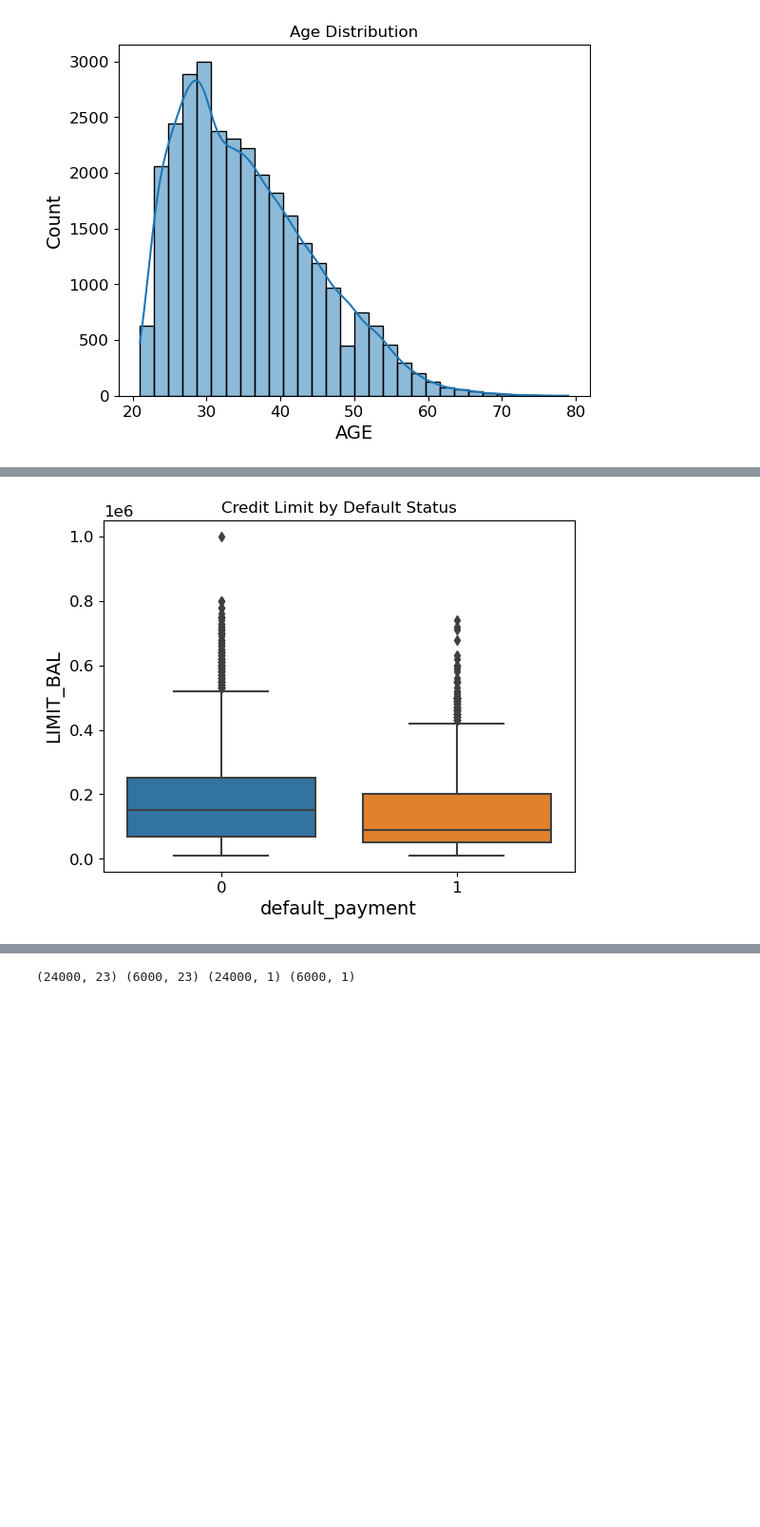
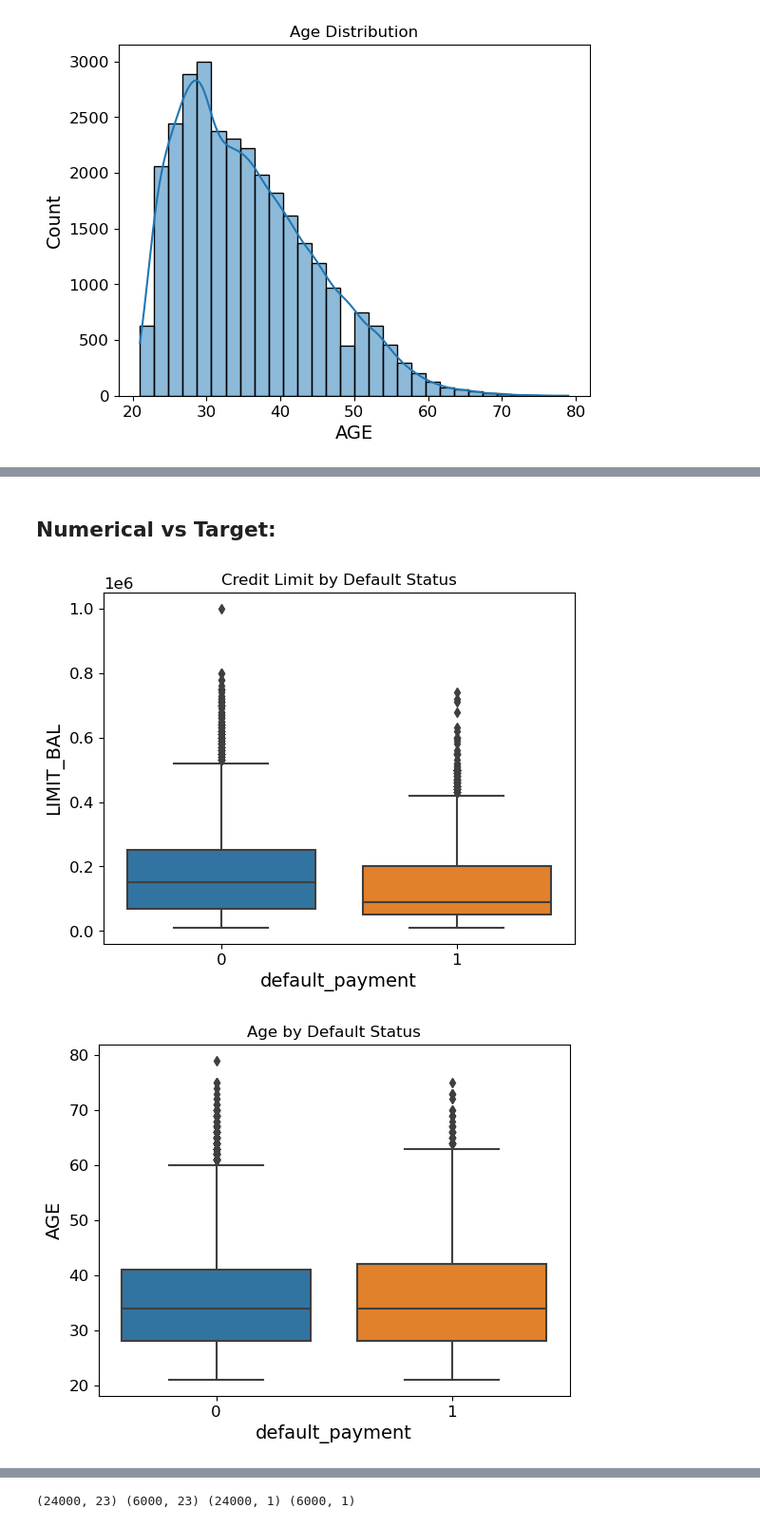
Before and after one commit to franklexes/Portfolio, a Jupyter notebook: Credit_Card/Default_of_credit_card_clients.ipynb, the cells around one changed output, grey strips where cells are left out. Shown: that part at 95% size. Saved outputs shown, nothing was run; the diff lists cells and outputs as text; code cells hidden in the pictures; blank space fills up the shorter version.

```diff
--- a/Credit_Card/Default_of_credit_card_clients.ipynb
+++ b/Credit_Card/Default_of_credit_card_clients.ipynb
@@ -226,6 +255,15 @@ plt.show()
+# %% [markdown]
+## Numerical vs Target:
 # %%
-sns.boxplot(data=df_explore, x="default_payment", y="LIMIT_BAL")
+# LIMIT_BAL vs default
+sns.boxplot(x="default_payment", y="LIMIT_BAL", data=df_explore)
 plt.title("Credit Limit by Default Status")
 plt.show()
+
+# AGE vs default
+sns.boxplot(x="default_payment", y="AGE", data=df_explore)
+plt.title("Age by Default Status")
+plt.show()
 # %% [output]
 [figure]
+[figure, added]
```
Also changed, not shown: parts of 44 cells of this notebook.
